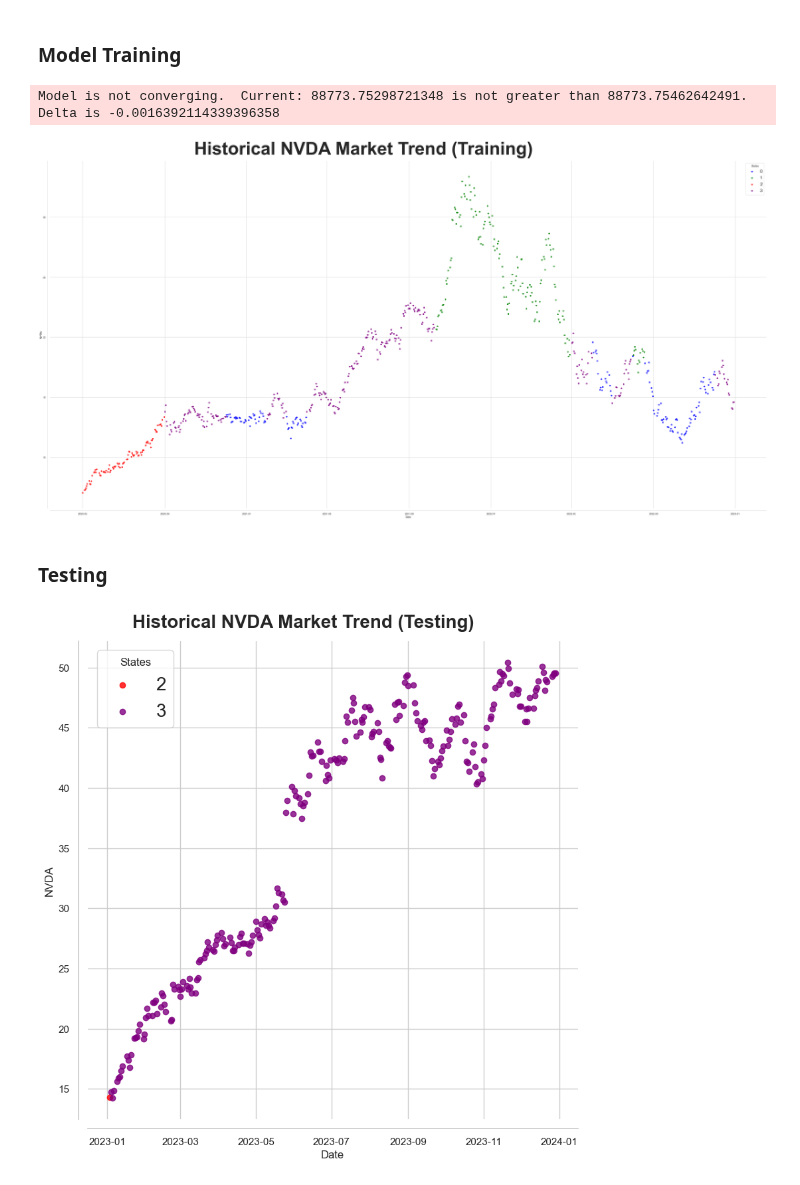
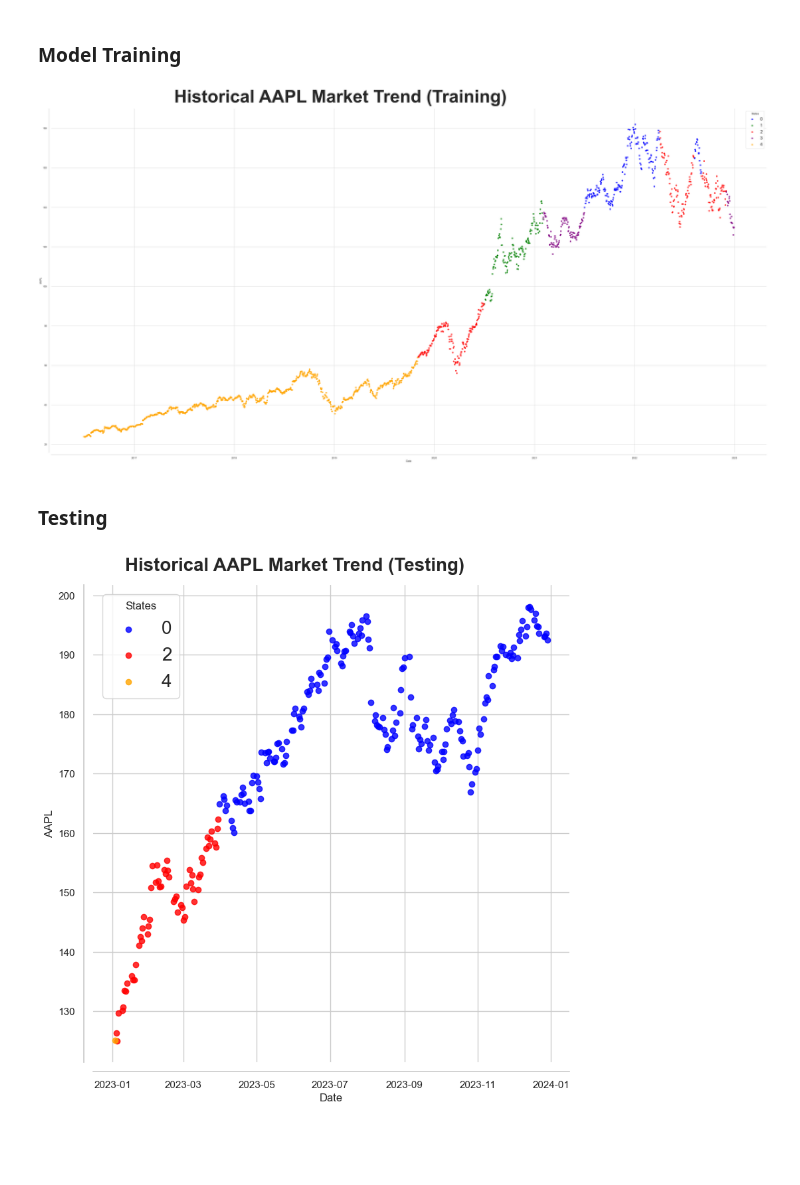
Before and after one commit to RaymondRaman/Stock-Market-Trend-Forecasting-with-Regime-and-Diffusion-Model, a Jupyter notebook: 4a. HMM_training&testing.ipynb, the cells around one changed output. Saved outputs shown, nothing was run; the diff lists cells and outputs as text; code cells hidden in the pictures; blank space fills up the shorter version.

```diff
--- a/4a. HMM_training&testing.ipynb
+++ b/4a. HMM_training&testing.ipynb
@@ -7,16 +7,15 @@ import joblib
 # %%
 # Load training data
 config_data = load_config_file()
 stock_list = config_data['stock_dict']
 training_stock_df = load_training_data()
 
-stock = 'NVDA'
+stock = 'AAPL'
 target_columns = config_data['selected_features_dict'][stock]
 train_df = training_stock_df[stock][target_columns]
-model, states = HMM_training(stock, train_df, n_components=4)
+model, states = HMM_training(stock, train_df, n_components=5)
 # %% [output]
-Model is not converging.  Current: 88773.75298721348 is not greater than 88773.75462642491. Delta is -0.0016392114339396358
-[figure, old version]
+[figure, new version]
 # %%
 # Save the model and states
 save_HMM_states_excel(stock, states)
@@ -37,4 +36,4 @@ states = HMM_testing(stock, test_df, model)
 # Save the states
 save_HMM_states_excel(stock, states, True)
 # %% [output]
-[figure, old version]
+[figure, new version]
```
Also changed, not shown: 10 other files.
